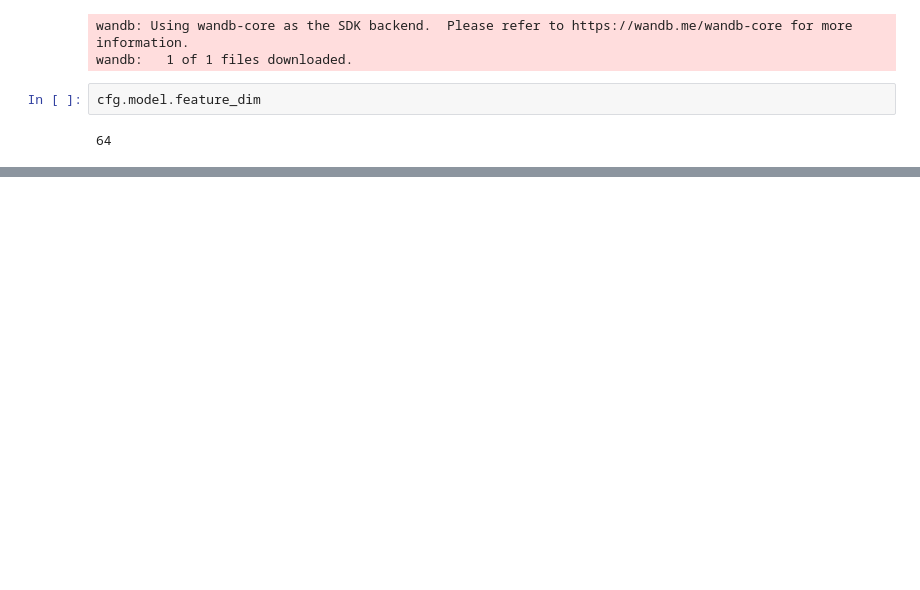
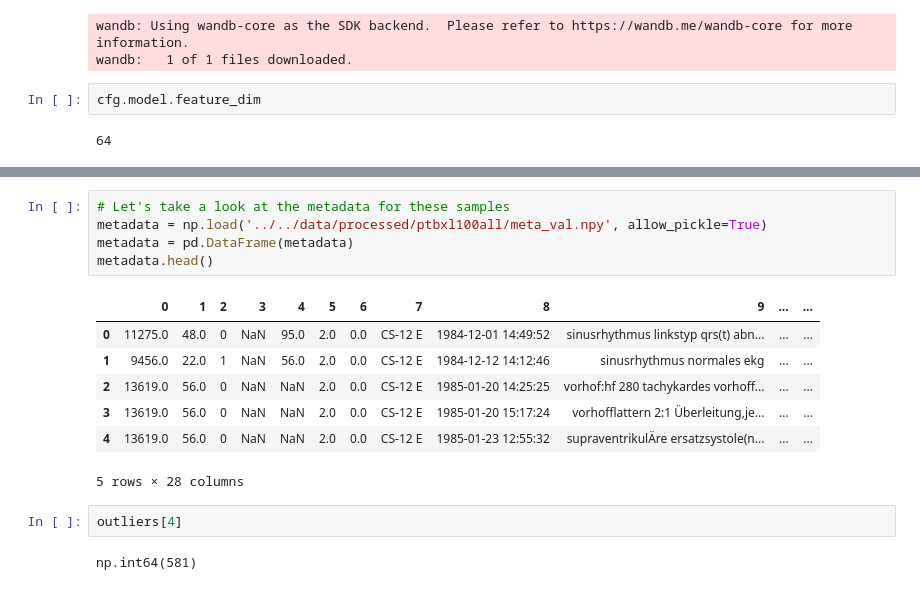
Before and after one commit to Nateml/bachelors_thesis, a Jupyter notebook: notebooks/exploratory/model_analysis.ipynb, the cells around one changed output, grey strips where cells are left out. Cells and saved outputs as stored; diff of their text form; blank space fills up the shorter version.

```diff
--- a/notebooks/exploratory/model_analysis.ipynb
+++ b/notebooks/exploratory/model_analysis.ipynb
@@ -94,0 +181,17 @@ tensor([[[-0.1082, -0.8566, -1.4491,  1.1923,  1.7716,  0.6010],
+# %%
+# Let's take a look at the metadata for these samples
+metadata = np.load('../../data/processed/ptbxl100all/meta_val.npy', allow_pickle=True)
+metadata = pd.DataFrame(metadata)
+metadata.head()
+# %% [output]
+|  | 0 | 1 | 2 | 3 | 4 | 5 | 6 | 7 | 8 | 9 | ... | ... |
+| 0 | 11275.0 | 48.0 | 0 | NaN | 95.0 | 2.0 | 0.0 | CS-12 E | 1984-12-01 14:49:52 | sinusrhythmus linkstyp qrs(t) abn... | ... | ... |
+| 1 | 9456.0 | 22.0 | 1 | NaN | 56.0 | 2.0 | 0.0 | CS-12 E | 1984-12-12 14:12:46 | sinusrhythmus normales ekg | ... | ... |
+| 2 | 13619.0 | 56.0 | 0 | NaN | NaN | 2.0 | 0.0 | CS-12 E | 1985-01-20 14:25:25 | vorhof:hf 280 tachykardes vorhoff... | ... | ... |
+| 3 | 13619.0 | 56.0 | 0 | NaN | NaN | 2.0 | 0.0 | CS-12 E | 1985-01-20 15:17:24 | vorhofflattern 2:1 Überleitung,je... | ... | ... |
+| 4 | 13619.0 | 56.0 | 0 | NaN | NaN | 2.0 | 0.0 | CS-12 E | 1985-01-23 12:55:32 | supraventrikulÄre ersatzsystole(n... | ... | ... |
+5 rows × 28 columns
+# %%
+outliers[4]
+# %% [output]
+np.int64(581)
```
Also changed, not shown: parts of 18 cells of this notebook, 5 other files.
